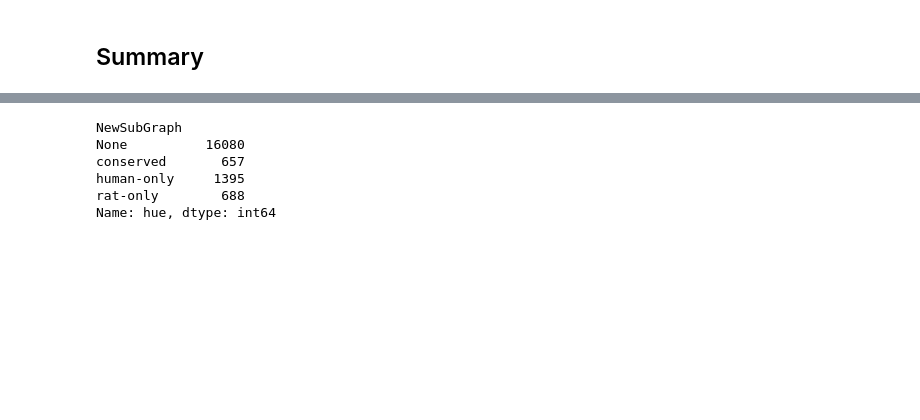
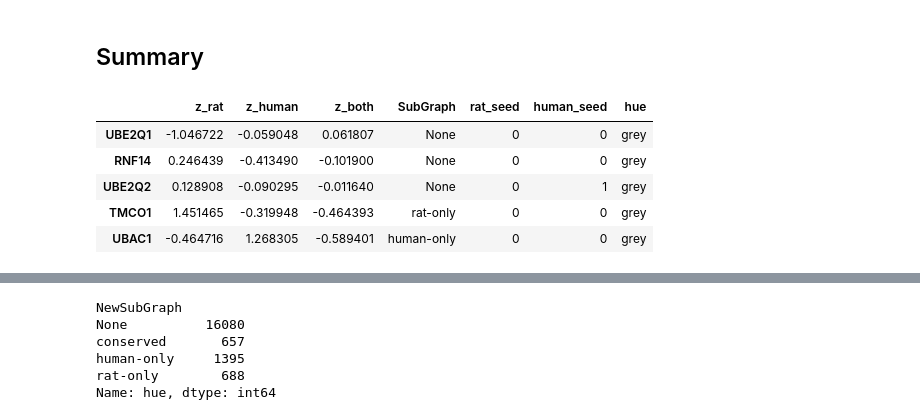
Before and after one commit to sarah-n-wright/CrossSpeciesBMI, a Jupyter notebook: Rat Only Human Only BMI Networks.ipynb, the cells around one changed output, grey strips where cells are left out. Cells and saved outputs as stored; diff of their text form; code cells hidden in the pictures; blank space fills up the shorter version.

```diff
--- a/Rat Only Human Only BMI Networks.ipynb
+++ b/Rat Only Human Only BMI Networks.ipynb
@@ -140,6 +144,15 @@ data_all = data_rat.assign(hue = ["deepskyblue" if data_rat.z_human[i] > human_o
                                   data_rat.z_rat[i] < human_only["rat"] and
                                     (data_rat.z_rat[i]-1)*(data_rat.z_human[i]) < human_only["combo"]
                                     else data_rat.hue[i] for i in data_rat.index])
+# %%
+data_all.head()
+# %% [output]
+|  | z_rat | z_human | z_both | SubGraph | rat_seed | human_seed | hue |
+| UBE2Q1 | -1.046722 | -0.059048 | 0.061807 | None | 0 | 0 | grey |
+| RNF14 | 0.246439 | -0.413490 | -0.101900 | None | 0 | 0 | grey |
+| UBE2Q2 | 0.128908 | -0.090295 | -0.011640 | None | 0 | 1 | grey |
+| TMCO1 | 1.451465 | -0.319948 | -0.464393 | rat-only | 0 | 0 | grey |
+| UBAC1 | -0.464716 | 1.268305 | -0.589401 | human-only | 0 | 0 | grey |
 # %%
 if do_plots:
     fig, [ax1, ax2] = plt.subplots(1, 2,figsize=(14,7))
```
Also changed, not shown: parts of 5 cells of this notebook.
